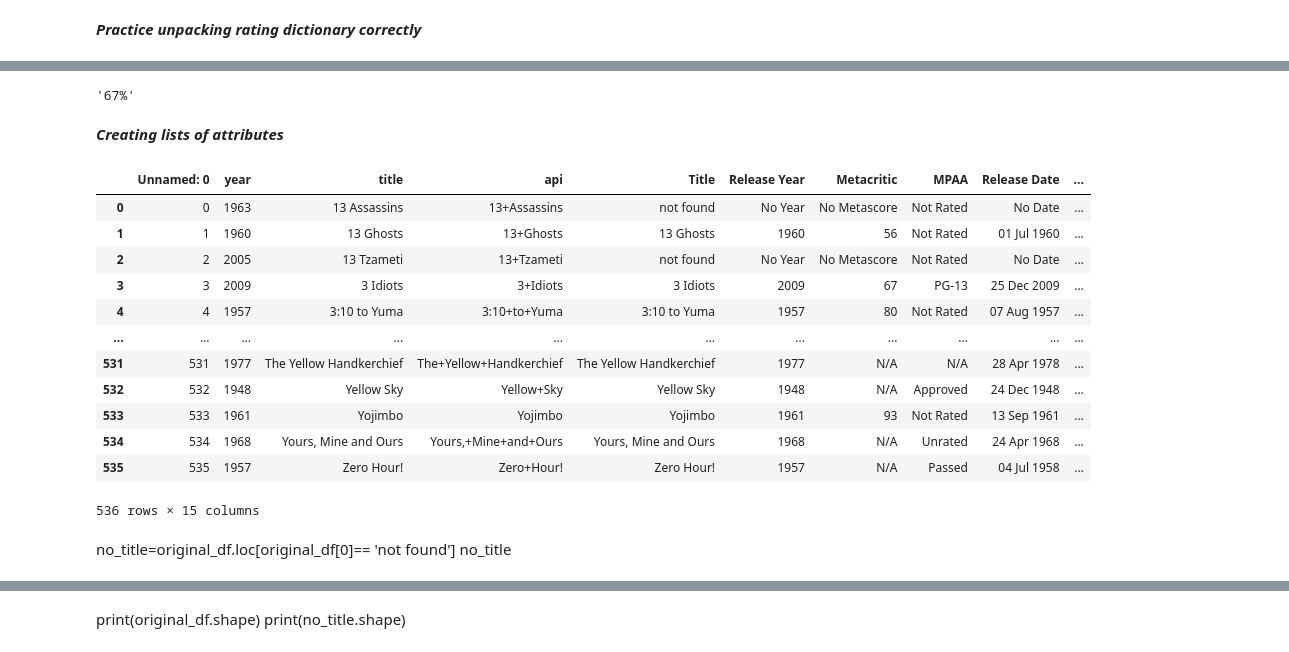
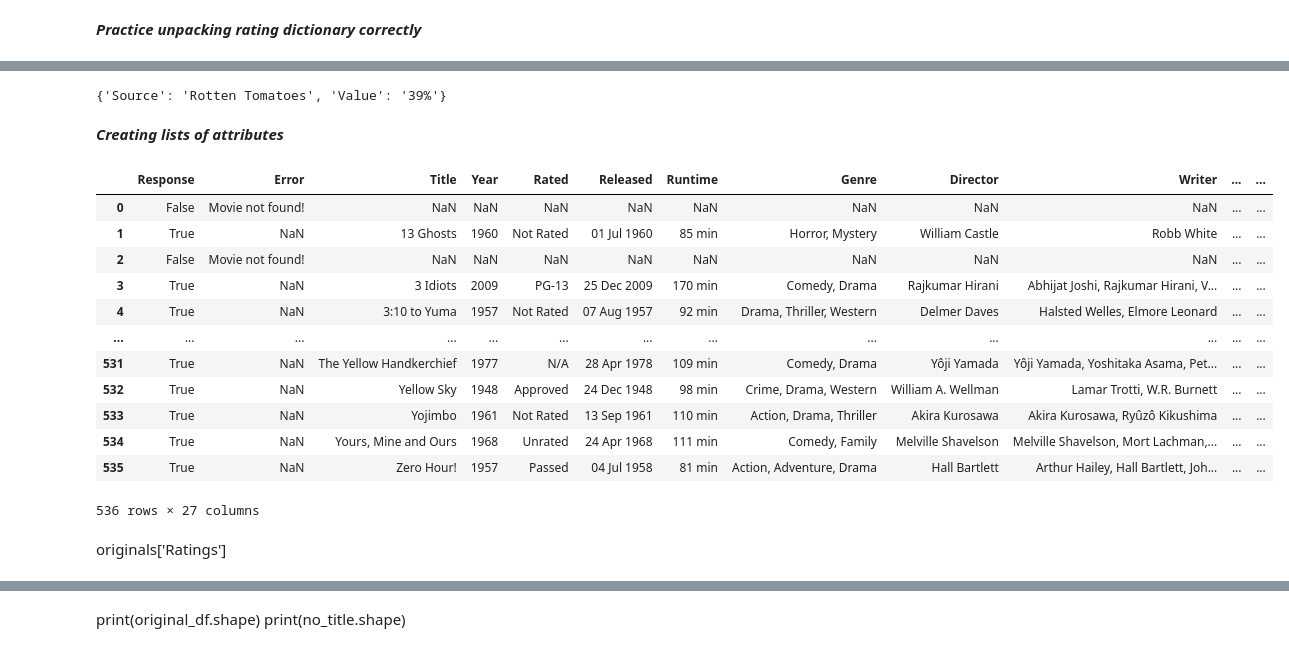
Before and after one commit to Daniel-Hoover/MovieRemakeCapstone, a Jupyter notebook: movie_api.ipynb, the cells around one changed output, grey strips where cells are left out. Cells and saved outputs as stored; diff of their text form; code cells hidden in the pictures.

Commit message:
Switched to Normalize json strat

```diff
--- a/movie_api.ipynb
+++ b/movie_api.ipynb
@@ -62,7 +51,7 @@ three
 # %% [markdown]
 ***testing the api***
 # %%
-endpoint = 'http://www.omdbapi.com/?apikey='+api_key+'&i=tt10028196'
+endpoint = 'http://www.omdbapi.com/?apikey='+api_key+'&i=tt0115433'
 response = requests.get(endpoint)
 # %%
 res=response.json()
@@ -93,9 +94,7 @@ rates=res['Ratings']
 # %%
-test_tom=[]
-
-rates2=list(rates[1].values())
-
-rates3=rates2[1]
-rates3
+rates2=rates[1]
+rates2
+#rates3=rates2[1]
+#rates3
 # %% [output]
-'67%'
+{'Source': 'Rotten Tomatoes', 'Value': '39%'}
@@ -183,31 +103,35 @@ for x in api_list:
-# %%
-original['Title']=title_list
-original['Release Year']=years
-original['Metacritic']=meta
-original['MPAA']=age_rating
-original['Release Date']=release
-original['Runtime']=runtime
-original['Genres']=genre
-original['Directors']=directors
-original['Box_Office']=box
-original['IMDB']=imdb
-original['Rotten_Tom']=rotten
-# %%
-original
-# %% [output]
-|  | Unnamed: 0 | year | title | api | Title | Release Year | Metacritic | MPAA | Release Date | ... |
-| 0 | 0 | 1963 | 13 Assassins | 13+Assassins | not found | No Year | No Metascore | Not Rated | No Date | ... |
-| 1 | 1 | 1960 | 13 Ghosts | 13+Ghosts | 13 Ghosts | 1960 | 56 | Not Rated | 01 Jul 1960 | ... |
-| 2 | 2 | 2005 | 13 Tzameti | 13+Tzameti | not found | No Year | No Metascore | Not Rated | No Date | ... |
-| 3 | 3 | 2009 | 3 Idiots | 3+Idiots | 3 Idiots | 2009 | 67 | PG-13 | 25 Dec 2009 | ... |
-| 4 | 4 | 1957 | 3:10 to Yuma | 3:10+to+Yuma | 3:10 to Yuma | 1957 | 80 | Not Rated | 07 Aug 1957 | ... |
-| ... | ... | ... | ... | ... | ... | ... | ... | ... | ... | ... |
-| 531 | 531 | 1977 | The Yellow Handkerchief | The+Yellow+Handkerchief | The Yellow Handkerchief | 1977 | N/A | N/A | 28 Apr 1978 | ... |
-| 532 | 532 | 1948 | Yellow Sky | Yellow+Sky | Yellow Sky | 1948 | N/A | Approved | 24 Dec 1948 | ... |
-| 533 | 533 | 1961 | Yojimbo | Yojimbo | Yojimbo | 1961 | 93 | Not Rated | 13 Sep 1961 | ... |
-| 534 | 534 | 1968 | Yours, Mine and Ours | Yours,+Mine+and+Ours | Yours, Mine and Ours | 1968 | N/A | Unrated | 24 Apr 1968 | ... |
-| 535 | 535 | 1957 | Zero Hour! | Zero+Hour! | Zero Hour! | 1957 | N/A | Passed | 04 Jul 1958 | ... |
-536 rows × 15 columns
-# %% [markdown]
-no_title=original_df.loc[original_df[0]== 'not found']
-no_title
+# %%
+api=original['api']
+year=original['year']
+
+api_list=api_pass(api, year)
+
+originals=[]
+
+for x in api_list:
+    endpoint = x
+    response = requests.get(endpoint)
+    if response.status_code != 200:
+        print(f'Failed: {response.status_code}')
+    else:
+        res=response.json()
+        originals.append(res)
+# %%
+originals=pd.json_normalize(originals)
+originals
+# %% [output]
+|  | Response | Error | Title | Year | Rated | Released | Runtime | Genre | Director | Writer | ... | ... |
+| 0 | False | Movie not found! | NaN | NaN | NaN | NaN | NaN | NaN | NaN | NaN | ... | ... |
+| 1 | True | NaN | 13 Ghosts | 1960 | Not Rated | 01 Jul 1960 | 85 min | Horror, Mystery | William Castle | Robb White | ... | ... |
+| 2 | False | Movie not found! | NaN | NaN | NaN | NaN | NaN | NaN | NaN | NaN | ... | ... |
+| 3 | True | NaN | 3 Idiots | 2009 | PG-13 | 25 Dec 2009 | 170 min | Comedy, Drama | Rajkumar Hirani | Abhijat Joshi, Rajkumar Hirani, V... | ... | ... |
+| 4 | True | NaN | 3:10 to Yuma | 1957 | Not Rated | 07 Aug 1957 | 92 min | Drama, Thriller, Western | Delmer Daves | Halsted Welles, Elmore Leonard | ... | ... |
+| ... | ... | ... | ... | ... | ... | ... | ... | ... | ... | ... | ... | ... |
+| 531 | True | NaN | The Yellow Handkerchief | 1977 | N/A | 28 Apr 1978 | 109 min | Comedy, Drama | Yôji Yamada | Yôji Yamada, Yoshitaka Asama, Pet... | ... | ... |
+| 532 | True | NaN | Yellow Sky | 1948 | Approved | 24 Dec 1948 | 98 min | Crime, Drama, Western | William A. Wellman | Lamar Trotti, W.R. Burnett | ... | ... |
+| 533 | True | NaN | Yojimbo | 1961 | Not Rated | 13 Sep 1961 | 110 min | Action, Drama, Thriller | Akira Kurosawa | Akira Kurosawa, Ryûzô Kikushima | ... | ... |
+| 534 | True | NaN | Yours, Mine and Ours | 1968 | Unrated | 24 Apr 1968 | 111 min | Comedy, Family | Melville Shavelson | Melville Shavelson, Mort Lachman,... | ... | ... |
+| 535 | True | NaN | Zero Hour! | 1957 | Passed | 04 Jul 1958 | 81 min | Action, Adventure, Drama | Hall Bartlett | Arthur Hailey, Hall Bartlett, Joh... | ... | ... |
+536 rows × 27 columns
+# %% [markdown]
+originals['Ratings']
```
Also changed, not shown: parts of 33 cells of this notebook.
